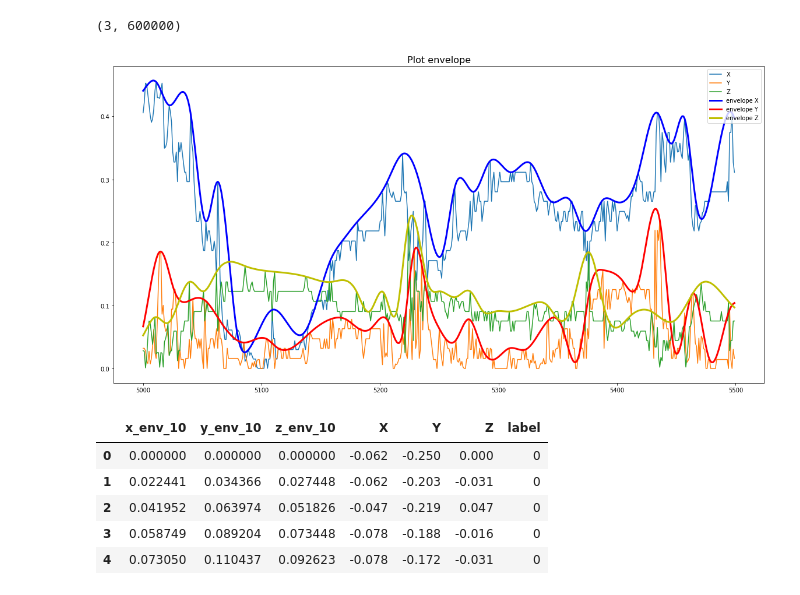
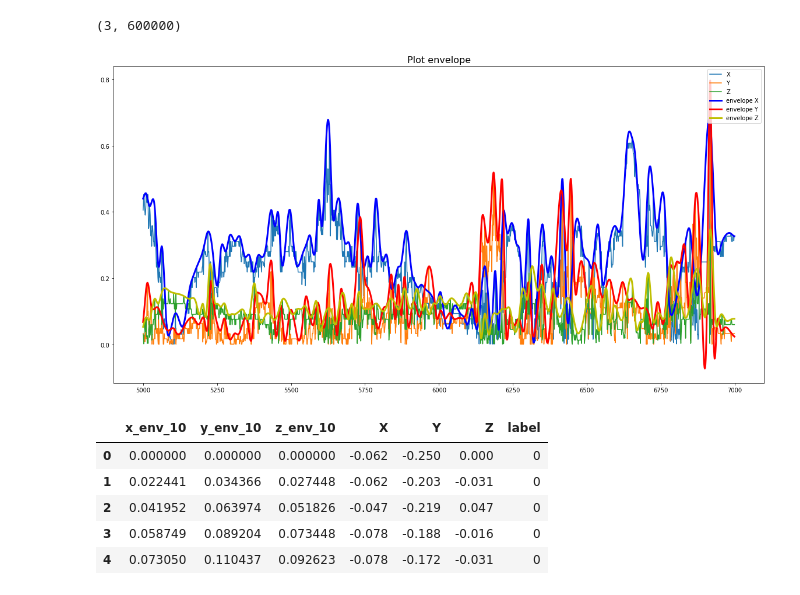
Before and after one commit to MorillaGit/quail_behavior_classifier, a Jupyter notebook: main.ipynb, the cells around one changed output. Cells and saved outputs as stored; diff of their text form; code cells hidden in the pictures.

```diff
--- a/main.ipynb
+++ b/main.ipynb
@@ -71,40 +70,35 @@ data_eng[:3].shape
 # %% [output]
 (3, 600000)
 # %%
-from src import preprocessing_module
-import importlib
-import numpy as np
-import matplotlib.pyplot as plt
-
 # Parameter interpolation ----------------------------------------------
 interpolation = 10
 
 importlib.reload(preprocessing_module)
 data_eng = preprocessing_module.envelope(
                                     data = absolute_value,
                                     distance=interpolation
                                     )
 # data_eng[1].shape
 
 a = preprocessing_module.envelope_aux(absolute_value, interpolation)
 x = np.arange(len(data_arr))
 
 # Visualization interpolation  ----------------------------------------------
 graph = True
 start = 5000
-end = 5500
+end = 7000
 if graph:
     # plot a
     plt.figure(figsize=(20,10))
     plt.title('Plot envelope',fontsize=16)
     plt.plot(x[start:end], absolute_value[start:end], label='envelope')
     plt.plot(x[start:end], a[0][start:end],color='b',linewidth=3)
     plt.plot(x[start:end], a[1][start:end],color='r',linewidth=3)
     plt.plot(x[start:end], a[2][start:end],color='y',linewidth=3)
     # plt.plot(x[start:end], label_arr[start:end],color='black',linewidth=3)
     # legend column 1 is X, column 2 is Y, column 3 is Z
     plt.legend(['X', 'Y', 'Z','envelope X', 'envelope Y', 'envelope Z', 'label'], loc='upper right')
     plt.show()
 # %% [output]
-[figure, old version]
+[figure, new version]
 # %%
```
Also changed, not shown: parts of 9 cells of this notebook.
